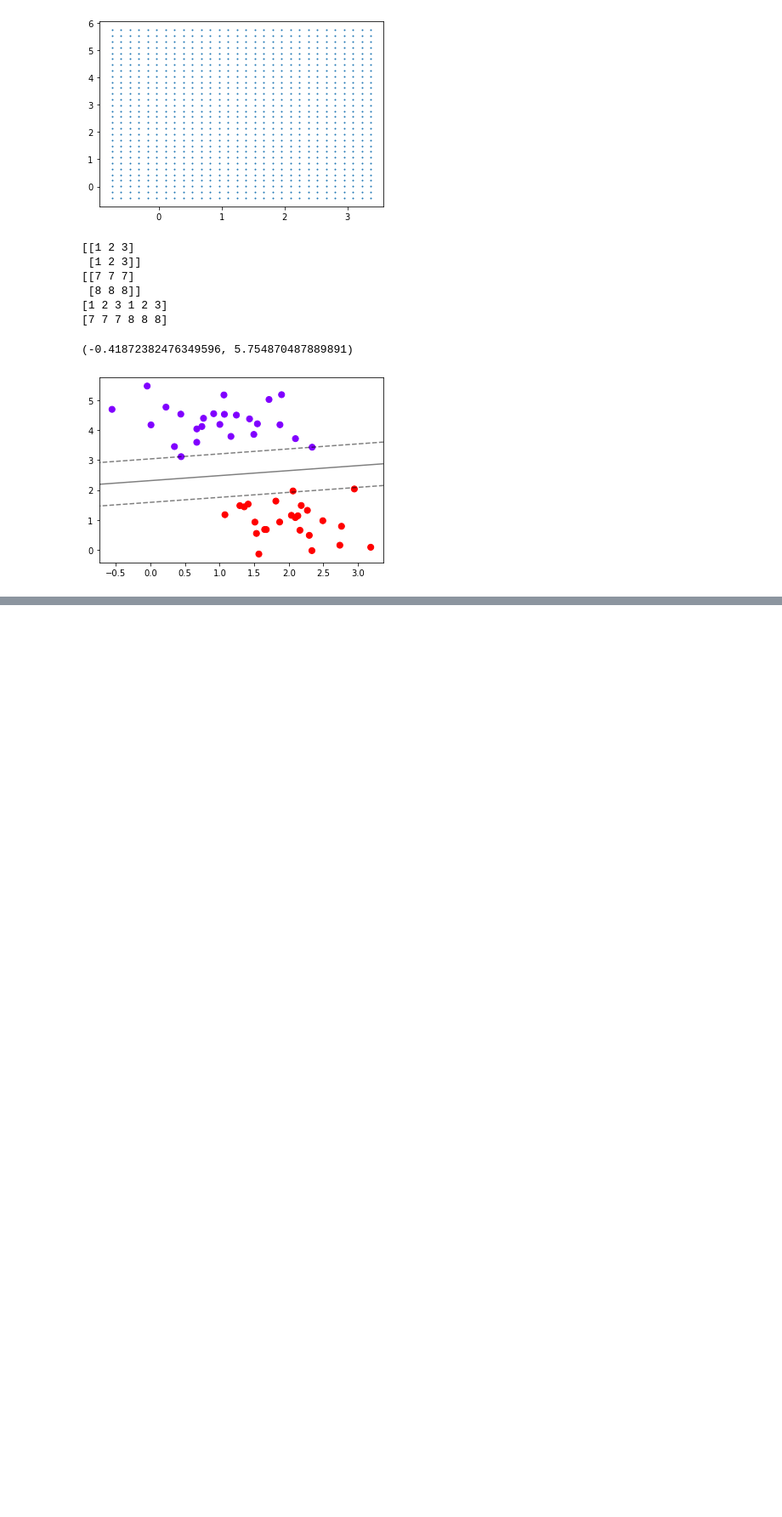
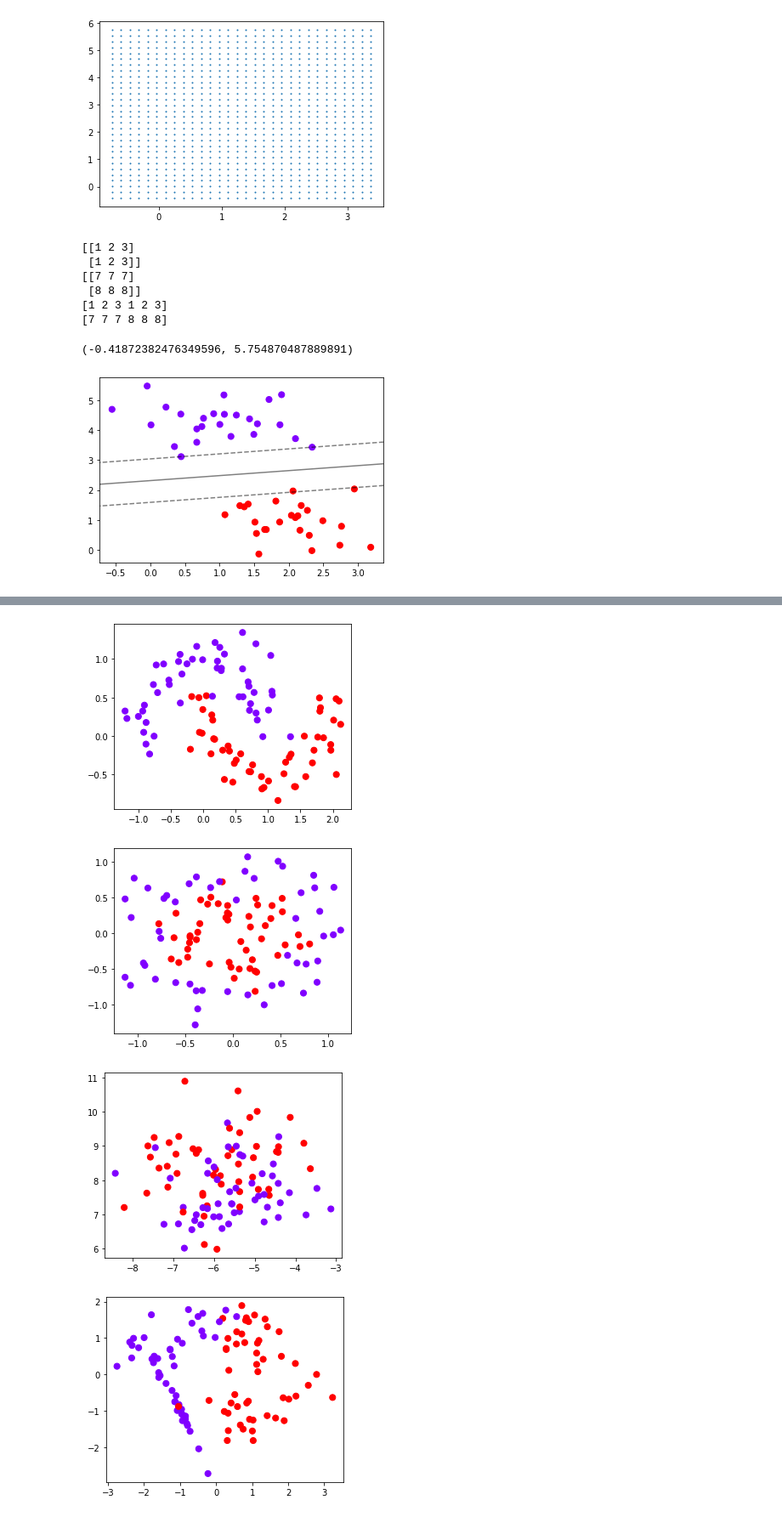
Before and after one commit to GzpTez0514/-sklearn, a Jupyter notebook: 机器学习_支持向量机01.ipynb, the cells around one changed output, grey strips where cells are left out. Shown: that part at 85% size. Saved outputs shown, nothing was run; the diff lists cells and outputs as text; code cells hidden in the pictures; blank space fills up the shorter version.

```diff
--- a/机器学习_支持向量机01.ipynb
+++ b/机器学习_支持向量机01.ipynb
@@ -106,0 +203,26 @@ ax.set_ylim(ylim)
+# %%
+# 探索核函数在不同数据集上的表现
+import numpy as np
+import matplotlib.pyplot as plt
+from matplotlib.colors import ListedColormap
+from sklearn import svm
+from sklearn.datasets import make_circles, make_moons, make_blobs, make_classification
+
+# 创建数据集，定义核函数的选择
+n_samples = 100
+datasets = [
+  make_moons(n_samples=n_samples, noise=0.2, random_state=0),
+  make_circles(n_samples=n_samples, noise=0.2, factor=0.5, random_state=1),
+  make_blobs(n_samples=n_samples, centers=2, random_state=5),
+  make_classification(n_samples=n_samples, n_features=2, n_informative=2, n_redundant=0, random_state=5)]
+
+Kernel = ['linear', 'poly', 'rbf', 'sigmoid']
+
+for X, y in datasets:
+  plt.figure(figsize=(5, 4))
+  plt.scatter(X[:, 0], X[:, 1], c=y, s=50, cmap='rainbow')
+# %% [output]
+[figure, added]
+[figure, added]
+[figure, added]
+[figure, added]
```
Also changed, not shown: parts of 6 cells of this notebook.
